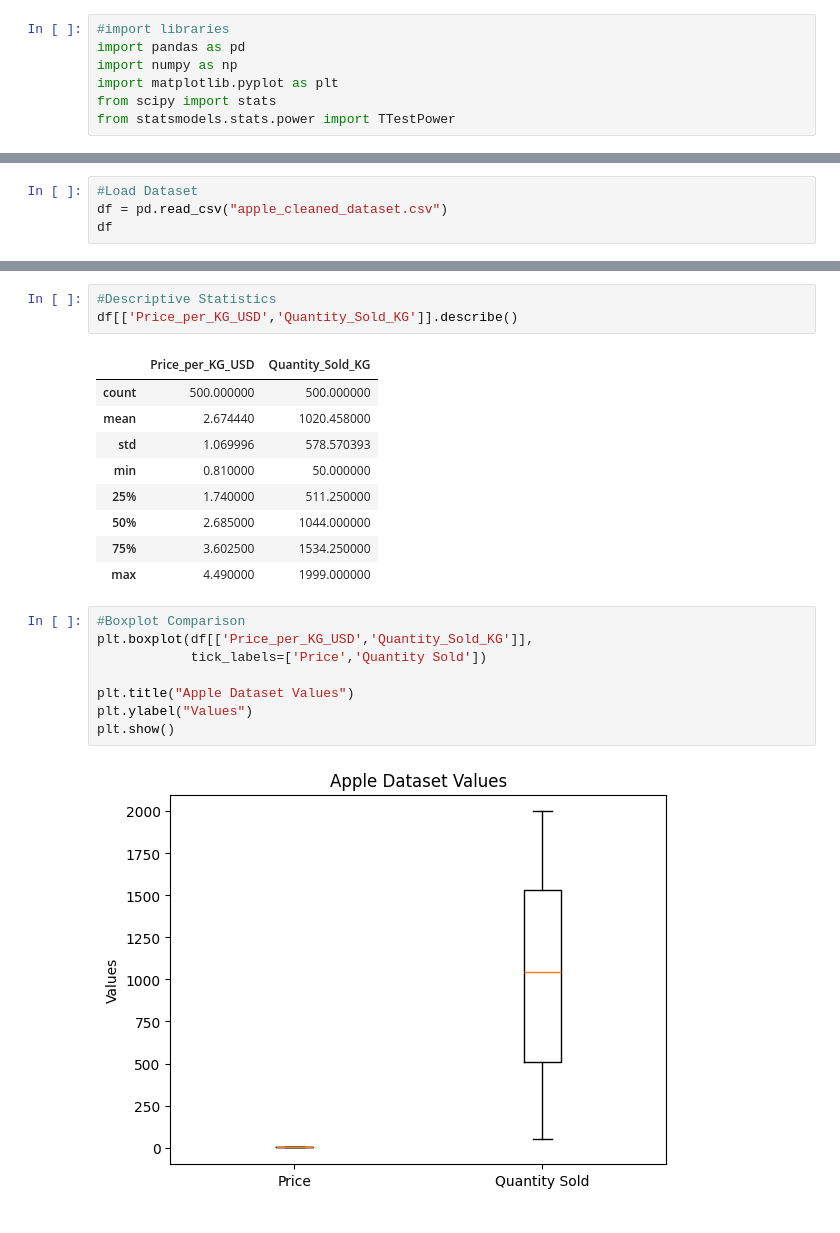
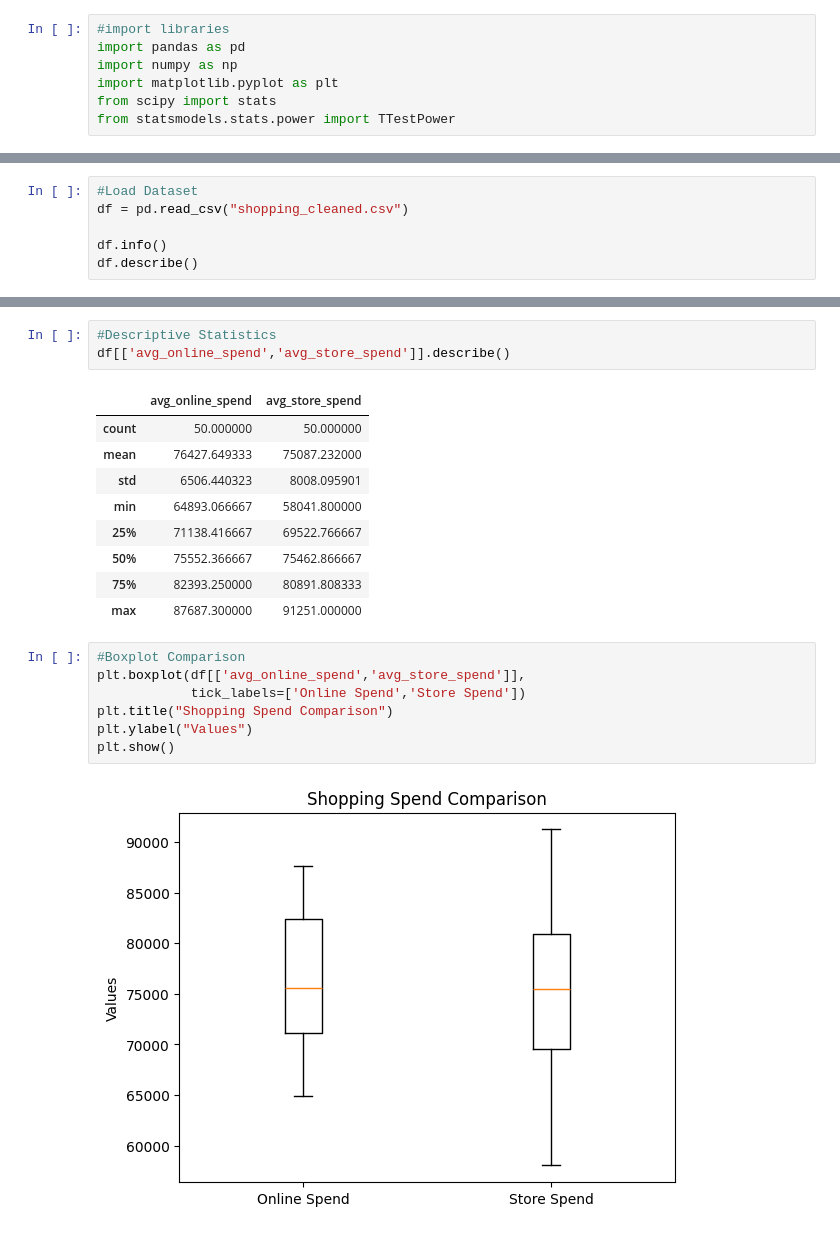
Before and after one commit to ElyssaTombale28/Tombale_Statistics, a Jupyter notebook: Exam.ipynb, the cells around one changed output, grey strips where cells are left out. Cells and saved outputs as stored; diff of their text form.

```diff
--- a/Exam.ipynb
+++ b/Exam.ipynb
@@ -151,5 +149,7 @@ df.to_csv("apple_cleaned_dataset.csv", index=False)
 # %%
 #Load Dataset
-df = pd.read_csv("apple_cleaned_dataset.csv")
-df
+df = pd.read_csv("shopping_cleaned.csv")
+
+df.info()
+df.describe()
 # %% [output]
@@ -169,25 +174,24 @@ df
 # %%
 #Descriptive Statistics
-df[['Price_per_KG_USD','Quantity_Sold_KG']].describe()
+df[['avg_online_spend','avg_store_spend']].describe()
 # %% [output]
-|  | Price_per_KG_USD | Quantity_Sold_KG |
-| count | 500.000000 | 500.000000 |
-| mean | 2.674440 | 1020.458000 |
-| std | 1.069996 | 578.570393 |
-| min | 0.810000 | 50.000000 |
-| 25% | 1.740000 | 511.250000 |
-| 50% | 2.685000 | 1044.000000 |
-| 75% | 3.602500 | 1534.250000 |
-| max | 4.490000 | 1999.000000 |
+|  | avg_online_spend | avg_store_spend |
+| count | 50.000000 | 50.000000 |
+| mean | 76427.649333 | 75087.232000 |
+| std | 6506.440323 | 8008.095901 |
+| min | 64893.066667 | 58041.800000 |
+| 25% | 71138.416667 | 69522.766667 |
+| 50% | 75552.366667 | 75462.866667 |
+| 75% | 82393.250000 | 80891.808333 |
+| max | 87687.300000 | 91251.000000 |
 # %%
 #Boxplot Comparison
-plt.boxplot(df[['Price_per_KG_USD','Quantity_Sold_KG']],
-            tick_labels=['Price','Quantity Sold'])
-
-plt.title("Apple Dataset Values")
+plt.boxplot(df[['avg_online_spend','avg_store_spend']],
+            tick_labels=['Online Spend','Store Spend'])
+plt.title("Shopping Spend Comparison")
 plt.ylabel("Values")
 plt.show()
 # %% [output]
-[figure, old version]
+[figure, new version]
 # %%
 #Shapiro-Wilk Normality Test
```
Also changed, not shown: parts of 17 cells of this notebook, 6 other files.
